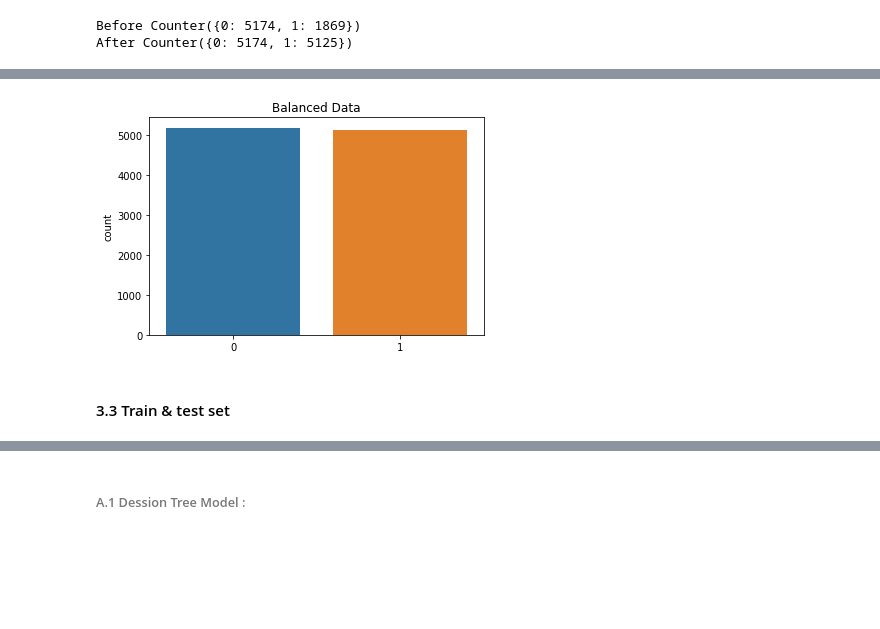
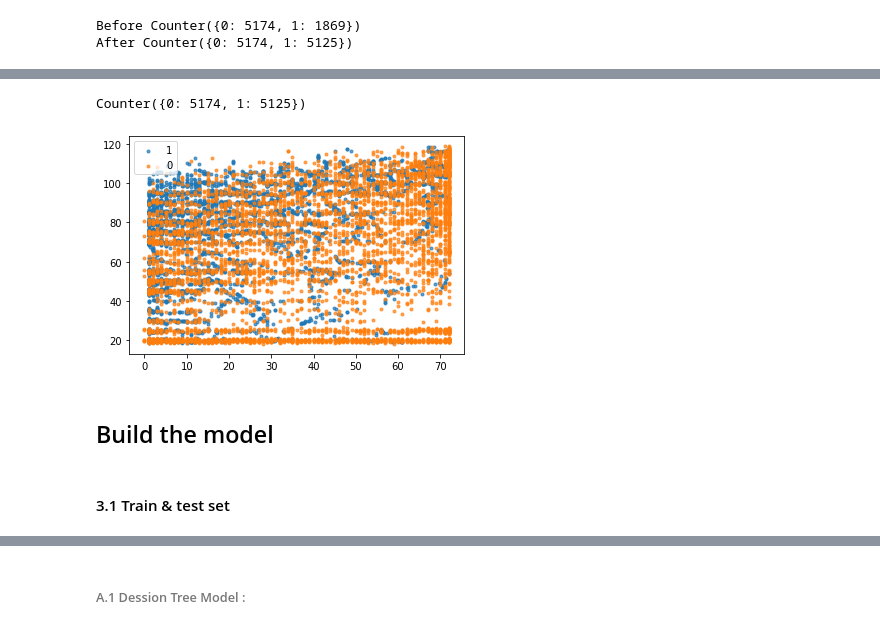
Before and after one commit to saraMuay/Churned_Customer_Project, a Jupyter notebook: Churned_Customer_Project__0.ipynb, the cells around one changed output, grey strips where cells are left out. Cells and saved outputs as stored; diff of their text form; code cells hidden in the pictures; blank space fills up the shorter version.

```diff
--- a/Churned_Customer_Project__0.ipynb
+++ b/Churned_Customer_Project__0.ipynb
@@ -432,11 +341,20 @@ print(y.shape)
-# %%
-sns.countplot(y_train_ada, data=data)
-plt.title('Balanced Data')
-plt.show()
-# %% [output]
-[figure, removed]
+# %%
+counter = Counter(y)
+print(counter)
+# scatter plot of examples by class label
+
+for label, _ in counter.items():
+  row_ix = where(y == label)[0]
+  plt.scatter(x[row_ix, 0], x[row_ix, 1], label=str(label), alpha=0.7, marker='.')
+plt.legend()
+plt.show()
+# %% [output]
+Counter({0: 5174, 1: 5125})
+[figure, added]
+# %% [markdown]
+## Build the model
 # %% [markdown]
-#### 3.3 Train & test set
+#### 3.1 Train & test set
 # %%
 x_train, x_test, y_train, y_test = train_test_split(x,y, test_size=0.3, random_state=3)
 # %%
```
Also changed, not shown: parts of 48 cells of this notebook.
